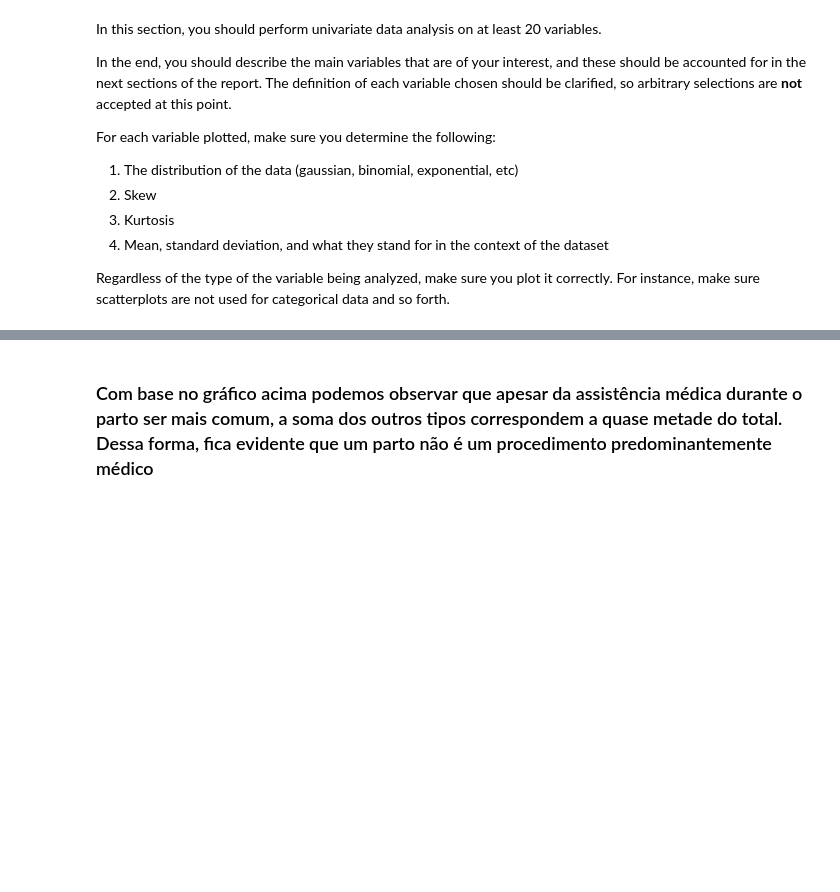
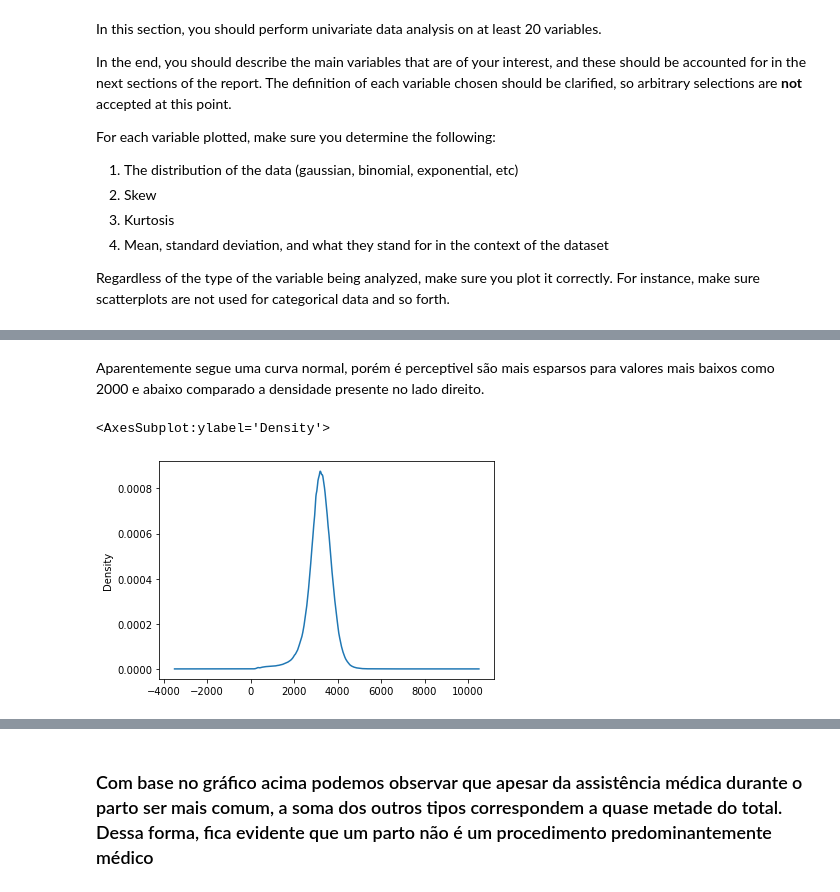
Before and after one commit to danielnowakassis/SINASC-Dataset, a Jupyter notebook: DS_project_template.ipynb, the cells around one changed output, grey strips where cells are left out. Saved outputs shown, nothing was run; the diff lists cells and outputs as text; code cells hidden in the pictures; blank space fills up the shorter version.

```diff
--- a/DS_project_template.ipynb
+++ b/DS_project_template.ipynb
@@ -199,0 +187,7 @@ Regardless of the type of the variable being analyzed, make sure you plot it cor
+# %% [markdown]
+Aparentemente segue uma curva normal, porém é perceptivel são mais esparsos para valores mais baixos como 2000 e abaixo comparado a densidade presente no lado direito.
+# %%
+peso_feto.plot(kind='density')
+# %% [output]
+<AxesSubplot:ylabel='Density'>
+[figure, added]
```
Also changed, not shown: parts of 55 cells of this notebook, 4 other files.
